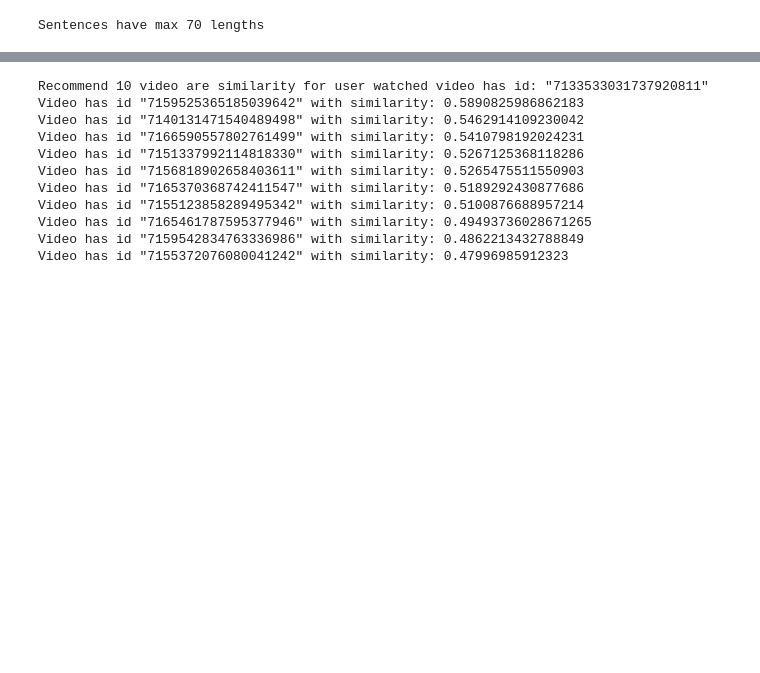
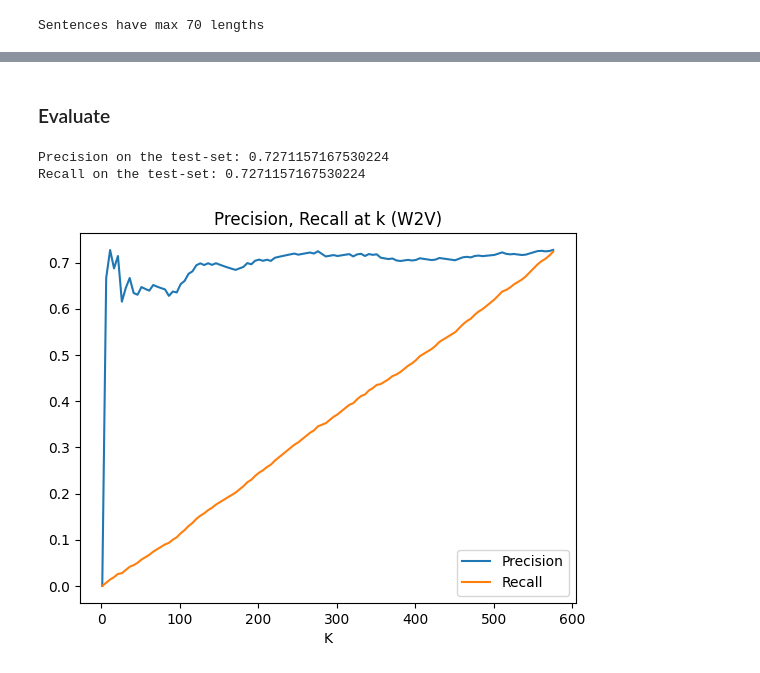
Before and after one commit to quangdaist/Short-Video-Recommendation, a Jupyter notebook: content-based.ipynb, the cells around one changed output, grey strips where cells are left out. Saved outputs shown, nothing was run; the diff lists cells and outputs as text; code cells hidden in the pictures; blank space fills up the shorter version.

```diff
--- a/content-based.ipynb
+++ b/content-based.ipynb
@@ -216,34 +289,21 @@ for idx1, val1 in enumerate(descr_in_vocab):
 # %%
-def recommend_video_based_on_desc(video_id, num_video, similarity_matrix):
+def recommend_video_based_on_desc(dataset, similarity_score, num_video=-1, print_details=False):
     # get similarity values with other video
-    # similarity_score is the list of index and similarity matrix
-    vid_idx = history.index[history['id'] == video_id].to_list()[0]
-    similarity_score = list(enumerate(similarity_matrix[vid_idx]))
     # sort in descending order the similarity score of movie inputted with all the other videos
     similarity_score = sorted(
         similarity_score, key=lambda x: x[1], reverse=True)
     # Get the scores of the 15 most similar videos. Ignore the first movie.
-    similarity_score = similarity_score[1:num_video + 1]
+    if num_video > 0:
+        similarity_score = similarity_score[:num_video]
+    if print_details:
+        print("Recommend", end=" ")
+        if num_video:
+            print(f"{num_video}", end=" ")
+        print('videos are similar for user based on watched videos.')
     # return movie names using the mapping series
-    video_indices = [(history.loc[idx[0], 'id'], idx[1])
-                     for idx in similarity_score]
-    print(f'Recommend {num_video} video are similarity for user watched video has id: \"{video_id}\"')
-    for i, v in video_indices:
-        print(f"Video has id \"{i}\" with similarity: {v}")
-
-
-video_id = history.loc[1, 'id']
-num_video = 10
-recommend_video_based_on_desc(video_id, num_video, sim_matrix)
+    video_indices = {dataset['id'].values[idx[0]]: idx[1]
+                     for idx in similarity_score}
+    if print_details:
+        for i, v in video_indices.items():
+            print(f"-> Video has id \"{i}\" with similarity: {v}")
+    return video_indices
-# %% [output]
-Recommend 10 video are similarity for user watched video has id: "7133533031737920811"
-Video has id "7159525365185039642" with similarity: 0.5890825986862183
-Video has id "7140131471540489498" with similarity: 0.5462914109230042
-Video has id "7166590557802761499" with similarity: 0.5410798192024231
-Video has id "7151337992114818330" with similarity: 0.5267125368118286
-Video has id "7156818902658403611" with similarity: 0.5265475511550903
-Video has id "7165370368742411547" with similarity: 0.5189292430877686
-Video has id "7155123858289495342" with similarity: 0.5100876688957214
-Video has id "7165461787595377946" with similarity: 0.49493736028671265
-Video has id "7159542834763336986" with similarity: 0.4862213432788849
-Video has id "7155372076080041242" with similarity: 0.47996985912323
@@ -249,0 +314,33 @@ Video has id "7155372076080041242" with similarity: 0.47996985912323
+# %%
+test['id_recommend_embedding'], test['watched_video_embedding_similarity'] = rec_test_video_embedding.keys(
+), rec_test_video.values()
+
+test['pred_like_embedding'] = test['id_recommend_embedding'].apply(
+    lambda x: 1 if x in liked_videos else 0)
+# %% [markdown]
+### Evaluate
+# %%
+k_ = len(test)
+precision_embedding = precision(test['like'], test['pred_like_embedding'], k_)
+recall_embedding = recall(test['like'], test['pred_like_embedding'], k_)
+print('Precision on the test-set:', precision_embedding)
+print('Recall on the test-set:', recall_embedding)
+# %% [output]
+Precision on the test-set: 0.7271157167530224
+Recall on the test-set: 0.7271157167530224
+# %%
+k_video_precision_embedding = {k: precision(
+    test['like'], test['pred_like_embedding'], k) for k in range(1, len(test)+1, 5)}
+k_video_recall_embedding = {k: recall(
+    test['like'], test['pred_like_embedding'], k) for k in range(1, len(test)+1, 5)}
+
+plt.title("Precision, Recall at k (W2V)")
+plt.plot(k_video_precision_embedding.keys(),
+         k_video_precision_embedding.values(), label='Precision')
+plt.plot(k_video_recall_embedding.keys(),
+         k_video_recall_embedding.values(), label='Recall')
+plt.xlabel('K')
+plt.legend()
+plt.show()
+# %% [output]
+[figure, added]
```
Also changed, not shown: parts of 35 cells of this notebook, 1 other file.
